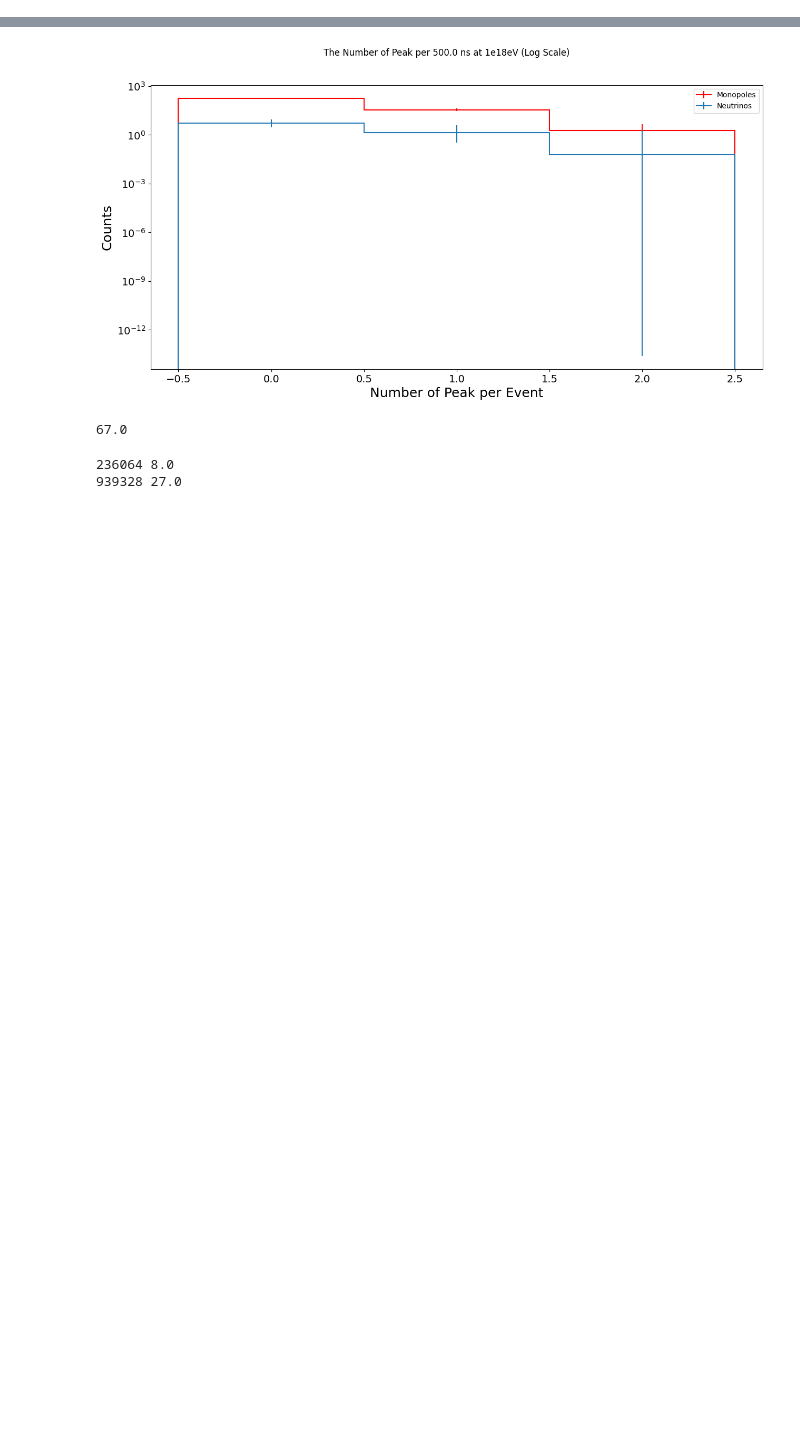
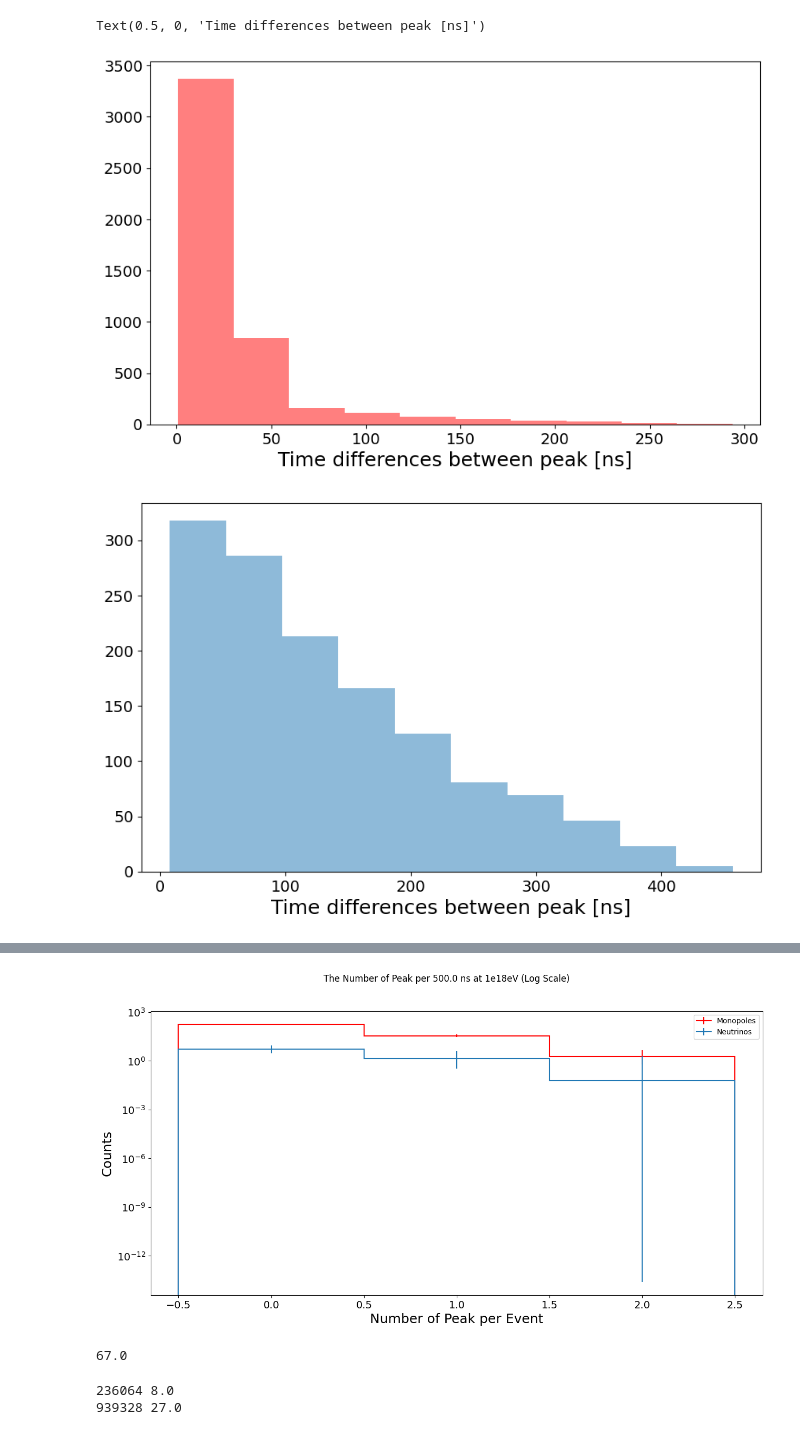
Before and after one commit to Teikiet/Monopoles_TK, a Jupyter notebook: Analyzing/Testing.ipynb, the cells around one changed output, grey strips where cells are left out. Cells and saved outputs as stored; diff of their text form; code cells hidden in the pictures; blank space fills up the shorter version.

```diff
--- a/Analyzing/Testing.ipynb
+++ b/Analyzing/Testing.ipynb
@@ -113,0 +96,19 @@ Number of peak: 97.0 Mean noise: 1.0661514487245145e-05
+# %%
+plt.figure(figsize=(10, 6))
+T1 = d_T_peak1[np.where( abs(d_T_peak1) < 800)] * 0.625#np.diff(T_peak1)* 0.625
+T1 = T1[np.where( T1 > 0)]
+plt.hist(T1, bins=10, label='Monopoles', alpha=0.5, density=False, color='red')
+plt.xlabel('Time differences between peak [ns]')
+#plt.loglog()
+
+plt.figure(figsize=(10, 6))
+T2 = d_T_peak2[np.where( abs(d_T_peak2) < 800)] #np.diff(T_peak2) * 0.625
+T2 = T2[np.where( T2 > 0)]
+plt.hist(T2, bins=10, label='Neutrinos', alpha=0.5, density=False)
+plt.xlabel('Time differences between peak [ns]')
+#plt.loglog()
+#plt.xlim(0, 200)
+# %% [output]
+Text(0.5, 0, 'Time differences between peak [ns]')
+[figure, added]
+[figure, added]
```
Also changed, not shown: parts of 6 cells of this notebook, 2 other files.
